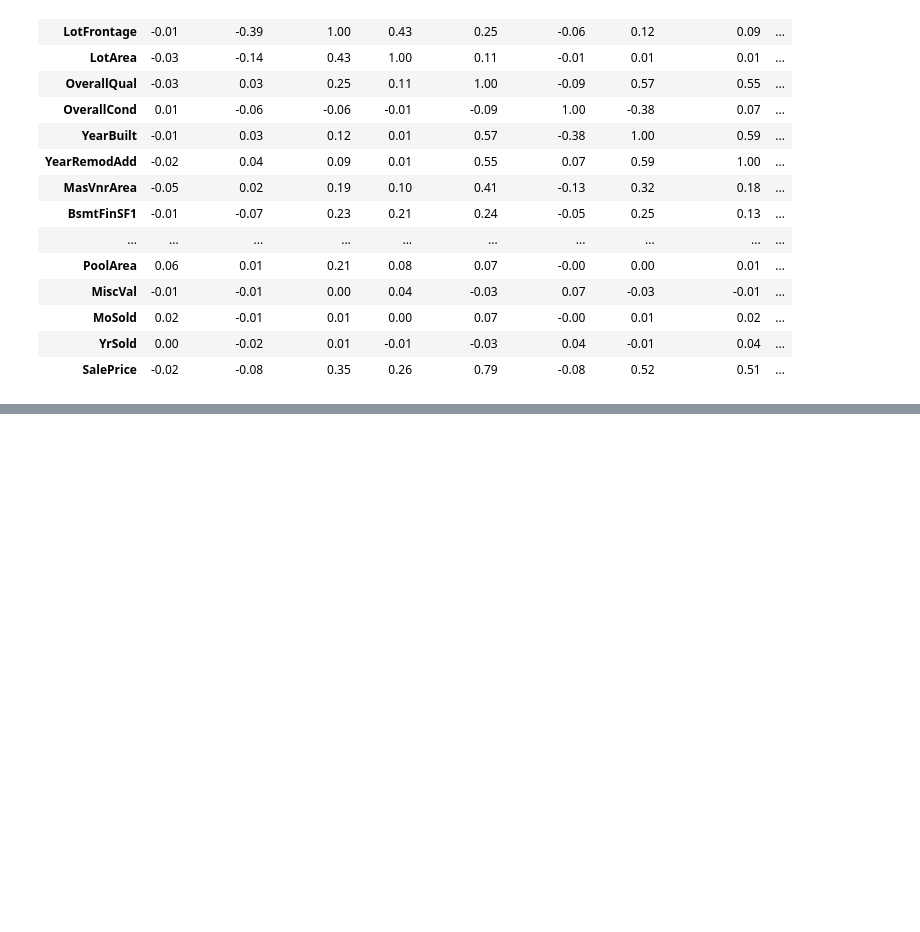
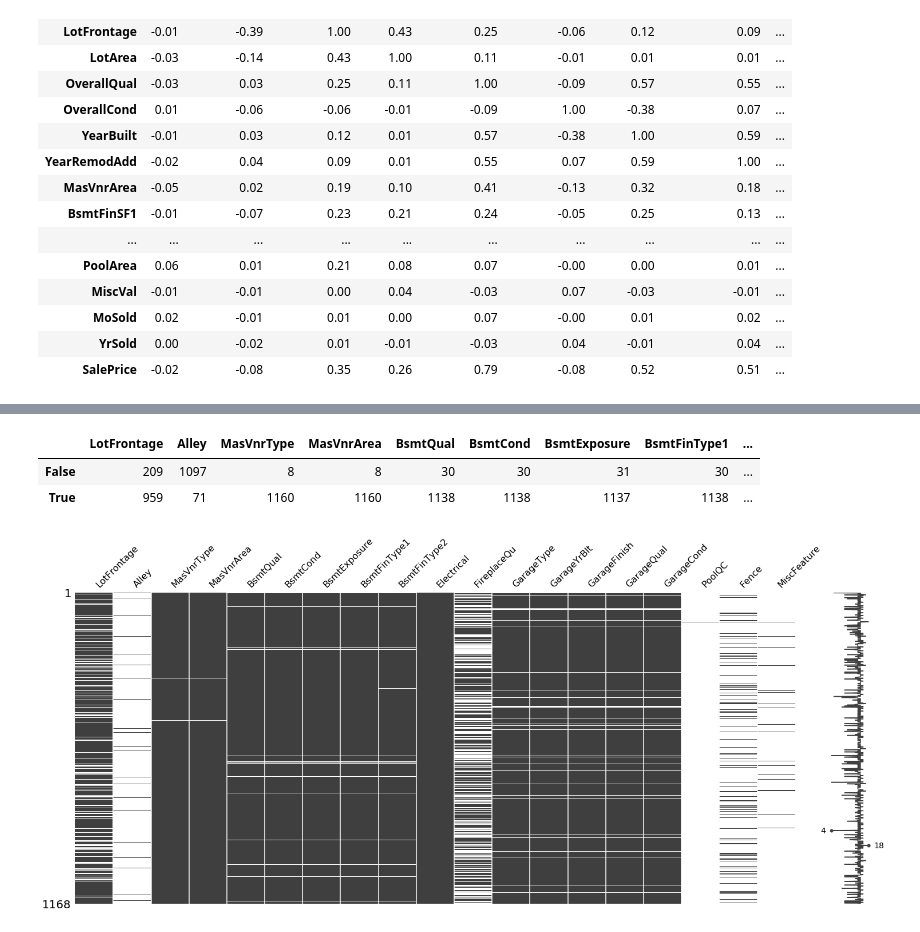
Before and after one commit to WillArevalo/Machine_Learning_works, a Jupyter notebook: Trees & Random Forests.ipynb, the cells around one changed output, grey strips where cells are left out. Saved outputs shown, nothing was run; the diff lists cells and outputs as text; code cells hidden in the pictures; blank space fills up the shorter version.

Commit message:
Update Tree & random forest

```diff
--- a/Trees & Random Forests.ipynb
+++ b/Trees & Random Forests.ipynb
@@ -96,3 +131,10 @@ corr.style.background_gradient(cmap='coolwarm').set_precision(2)
 | MoSold | 0.02 | -0.01 | 0.01 | 0.00 | 0.07 | -0.00 | 0.01 | 0.02 | ... |
 | YrSold | 0.00 | -0.02 | 0.01 | -0.01 | -0.03 | 0.04 | -0.01 | 0.04 | ... |
 | SalePrice | -0.02 | -0.08 | 0.35 | 0.26 | 0.79 | -0.08 | 0.52 | 0.51 | ... |
+# %%
+# Features and target
+X = housing_train.drop(['SalePrice'], axis=1)
+y = housing_train['SalePrice']
+
+print(f"""X shape {X.shape}
+y shape {y.shape}""")
@@ -98,0 +144,5 @@ corr.style.background_gradient(cmap='coolwarm').set_precision(2)
+# %%
+# train test split
+from sklearn.model_selection import train_test_split
+X_train, X_test, y_train, y_test = \
+    train_test_split(X, y, test_size=0.2, random_state=1)
@@ -98,0 +177,4 @@ corr.style.background_gradient(cmap='coolwarm').set_precision(2)
+# %%
+columns_with_nulls = [i for i,j in dict(X_train.isnull().any()).items()
+                      if j == True]
+print(*[(i,j) for i,j in enumerate(columns_with_nulls,1)], sep="\n")
@@ -98,0 +201,10 @@ corr.style.background_gradient(cmap='coolwarm').set_precision(2)
+# %%
+X_train[columns_with_nulls].notnull().apply(pd.Series.value_counts)
+# %% [output]
+|  | LotFrontage | Alley | MasVnrType | MasVnrArea | BsmtQual | BsmtCond | BsmtExposure | BsmtFinType1 | ... |
+| False | 209 | 1097 | 8 | 8 | 30 | 30 | 31 | 30 | ... |
+| True | 959 | 71 | 1160 | 1160 | 1138 | 1138 | 1137 | 1138 | ... |
+# %%
+msno.matrix(X_train[columns_with_nulls]);
+# %% [output]
+[figure, added]
```
Also changed, not shown: parts of 48 cells of this notebook.
